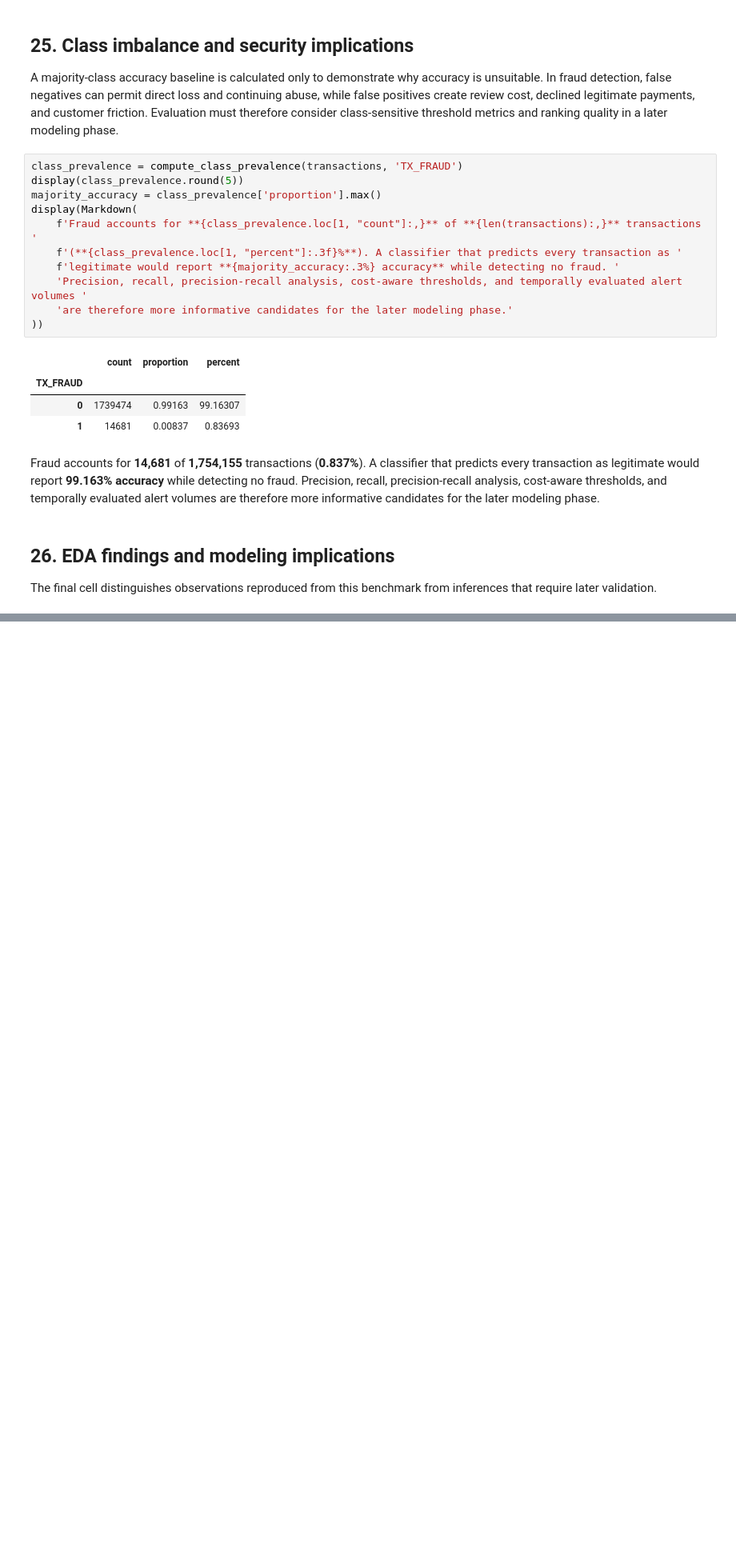
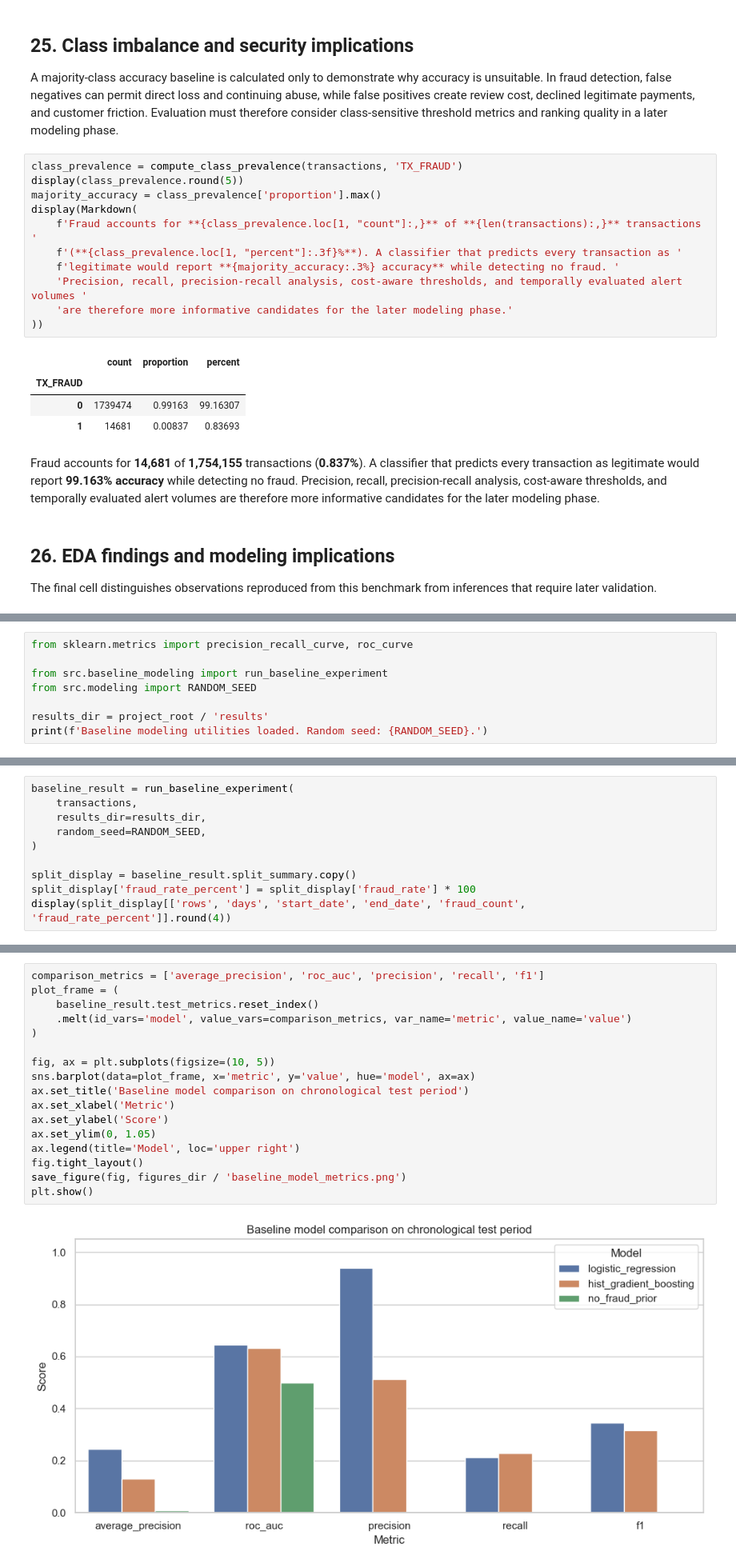
Before and after one commit to PolarScorpion/data-science-in-cyber, a Jupyter notebook: notebooks/main_analysis.ipynb, the cells around one changed output, grey strips where cells are left out. Shown at 80% size. Cells and saved outputs as stored; diff of their text form; blank space fills up the shorter version.

Commit message:
feat: add baseline fraud modeling

```diff
--- a/notebooks/main_analysis.ipynb
+++ b/notebooks/main_analysis.ipynb
@@ -883,0 +889,8 @@ display(Markdown(
+# %%
+from sklearn.metrics import precision_recall_curve, roc_curve
+
+from src.baseline_modeling import run_baseline_experiment
+from src.modeling import RANDOM_SEED
+
+results_dir = project_root / 'results'
+print(f'Baseline modeling utilities loaded. Random seed: {RANDOM_SEED}.')
@@ -883,0 +903,10 @@ display(Markdown(
+# %%
+baseline_result = run_baseline_experiment(
+    transactions,
+    results_dir=results_dir,
+    random_seed=RANDOM_SEED,
+)
+
+split_display = baseline_result.split_summary.copy()
+split_display['fraud_rate_percent'] = split_display['fraud_rate'] * 100
+display(split_display[['rows', 'days', 'start_date', 'end_date', 'fraud_count', 'fraud_rate_percent']].round(4))
@@ -883,0 +1046,19 @@ display(Markdown(
+# %%
+comparison_metrics = ['average_precision', 'roc_auc', 'precision', 'recall', 'f1']
+plot_frame = (
+    baseline_result.test_metrics.reset_index()
+    .melt(id_vars='model', value_vars=comparison_metrics, var_name='metric', value_name='value')
+)
+
+fig, ax = plt.subplots(figsize=(10, 5))
+sns.barplot(data=plot_frame, x='metric', y='value', hue='model', ax=ax)
+ax.set_title('Baseline model comparison on chronological test period')
+ax.set_xlabel('Metric')
+ax.set_ylabel('Score')
+ax.set_ylim(0, 1.05)
+ax.legend(title='Model', loc='upper right')
+fig.tight_layout()
+save_figure(fig, figures_dir / 'baseline_model_metrics.png')
+plt.show()
+# %% [output]
+[figure, added]
```
Also changed, not shown: parts of 19 cells of this notebook, 14 other files.
